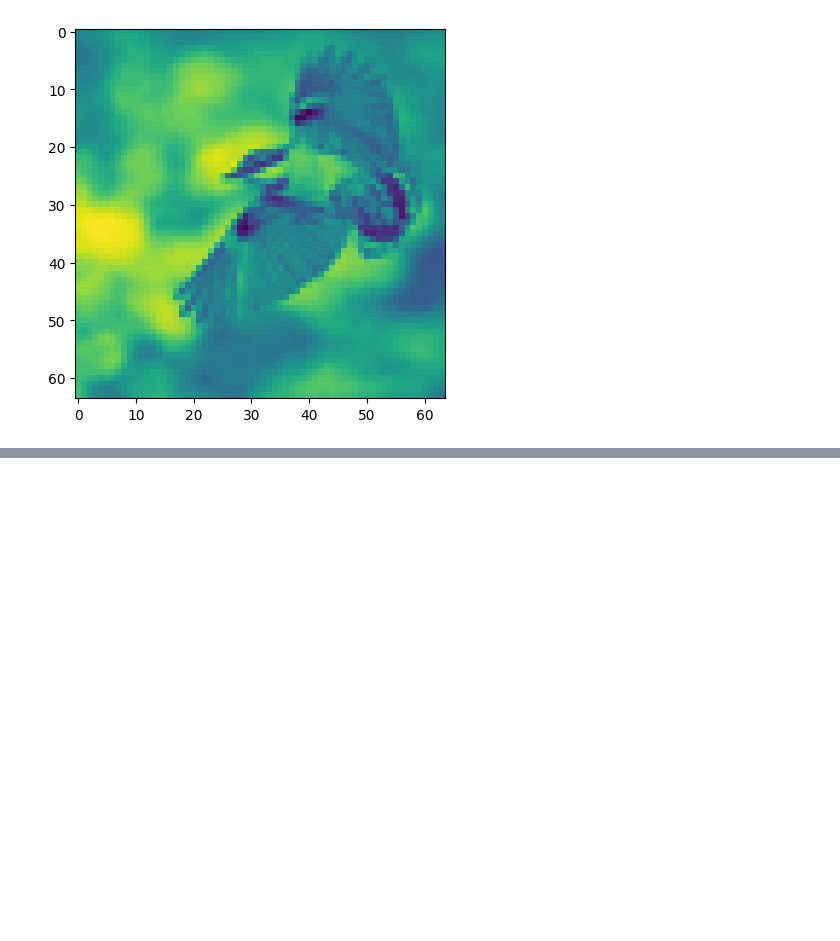
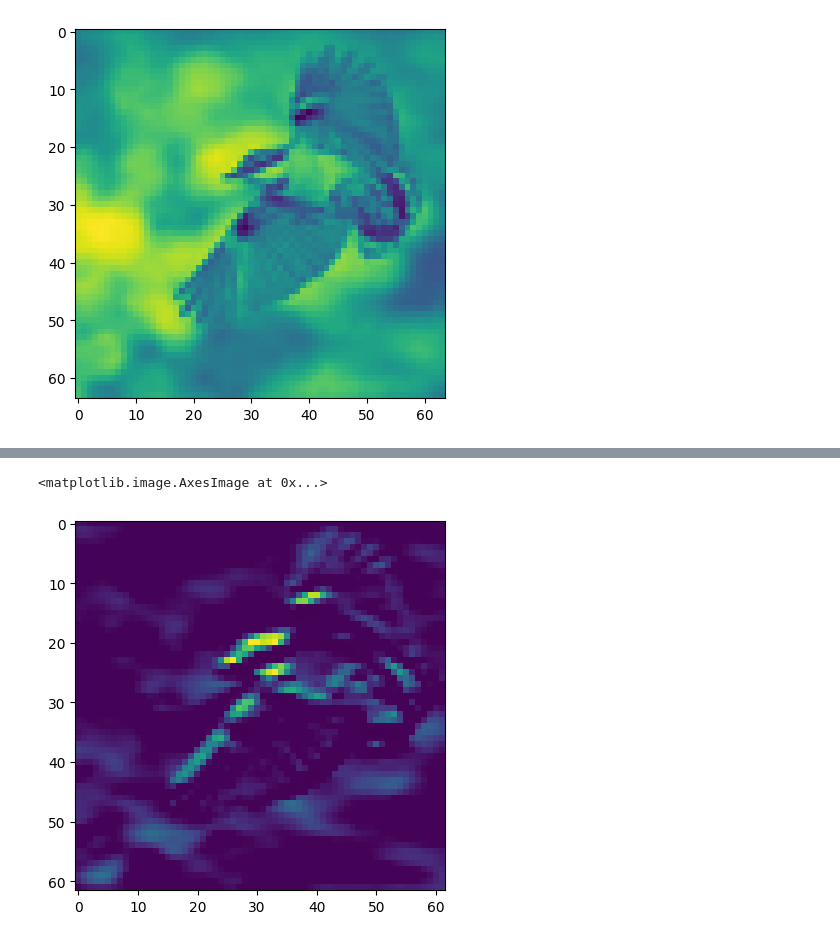
Before and after one commit to CiaraAMolloy/CNN_BIRD, a Jupyter notebook: Note.ipynb, the cells around one changed output, grey strips where cells are left out. Saved outputs shown, nothing was run; the diff lists cells and outputs as text; code cells hidden in the pictures; blank space fills up the shorter version.

```diff
--- a/Note.ipynb
+++ b/Note.ipynb
@@ -55 +65,13 @@ SyntaxError: invalid syntax. Maybe you meant '==' or ':=' instead of '='? (12741
+# %%
+i=0
+j=0
+for i in range(len(ans)):
+    for j in range(len(ans)) :
+       if(ans[i][j]<0):
+           ans[i][j]*=0.01
+
+plt.imshow(ans,interpolation='nearest')
+# %% [output]
+<matplotlib.image.AxesImage at 0x...>
+[figure, added]
 # %%
```
Also changed, not shown: parts of 4 cells of this notebook, 22 other files.
